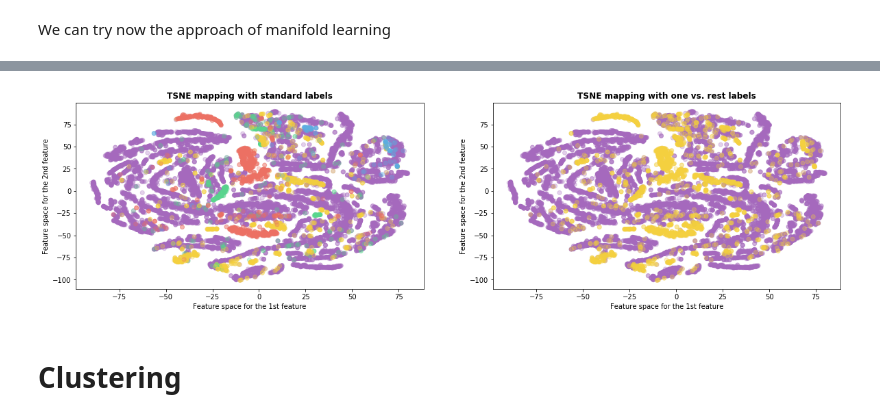
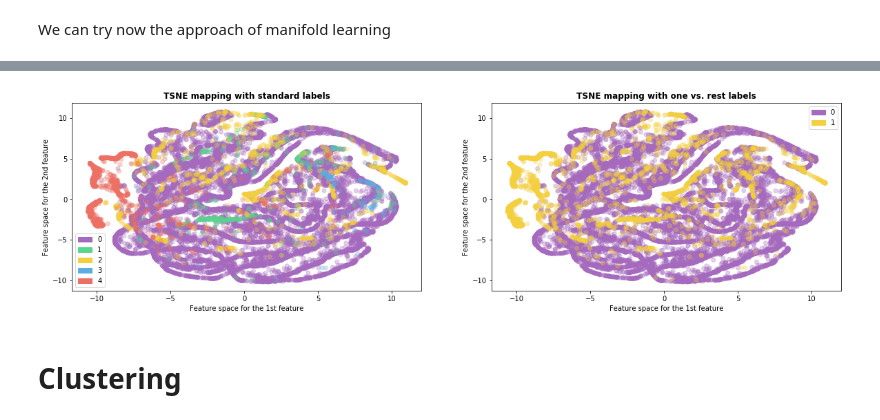
Before and after one commit to pablocarreraflorez/heartbeat-deep-learning, a Jupyter notebook: hearbeat.ipynb, the cells around one changed output, grey strips where cells are left out. Cells and saved outputs as stored; diff of their text form; code cells hidden in the pictures.

```diff
--- a/hearbeat.ipynb
+++ b/hearbeat.ipynb
@@ -127,11 +150,11 @@ so we can see that the classes are unbalanced. This can point to an analysis the
 # %%
 mitbih_train["label_ovr"] = mitbih_train.label.map({0:0, 1:1, 2:1, 3:1, 4:1})
 colors2  = ["#A569BD", "#F4D03F"]
-handles2 = [mpatches.Patch(color = colors[i], label = "{}".format(i)) for i in range(2)]
+handles2 = [mpatches.Patch(color = colors2[i], label = "{}".format(i)) for i in range(2)]
 
 sns.countplot(x = "label_ovr", data = mitbih_train, palette = colors2)
 plt.title("Distribution of classes", weight = "bold")
-plt.xlabel("Counts")
-plt.ylabel("Class")
+plt.ylabel("Counts")
+plt.xlabel("Class")
 plt.show()
 # %% [output]
@@ -201,20 +224,12 @@ seeing that efectively the decomposition is not useful.
 # %% [markdown]
 We can try now the approach of manifold learning
 # %%
-def get_proportion(data, column, prop):
-    list_dataframes = list()
-    for x in list(np.unique(data[column])):
+def stratified_sample(data, column, frac):
+    list_df = [data[data[column] == label].sample(frac=frac).reset_index(drop=True) for label in list(np.unique(data[column]))]
+    return pd.concat(list_df)
 
-        p=data[data[column]==x].shape[0]*prop
-        a = np.arange(data[data[column]==x].shape[0])
-        np.random.shuffle(a)
-
-        list_dataframes.append( data[data[column]==x].iloc[a[:int(np.round(p))],:] )
-
-    return pd.concat(list_dataframes)
-
-df = get_proportion(mitbih_train, "label", 0.25)
-df_train = df.drop(["label", "label_ovr"], axis = 1)
-df_label = df["label"]
-df_label_ovr = df["label_ovr"]
+df = stratified_sample(mitbih_train, "label", 0.2)
+df_train_m = df.drop(["label", "label_ovr"], axis = 1)
+df_label_m = df["label"]
+df_label_ovr_m = df["label_ovr"]
 # %%
@@ -244,27 +261,29 @@ plt.show()
 # %%
-tsne = TSNE(n_components = 2, init = 'random', random_state = 0)
-df_train_transformed = tsne.fit_transform(df_train)
+tsne = TSNE(n_components = 2, init = 'random', random_state = 0, n_iter = 300)
+df_train_transformed = tsne.fit_transform(df_train_m)
 
 plt.figure(figsize = (20,5))
 plt.subplot(1,2,1)
 plt.scatter(x = df_train_transformed[:,0],
             y = df_train_transformed[:,1],
-            c = df_label.map({i:colors[i] for i in range(5)}),
+            c = df_label_m.map({i:colors[i] for i in range(5)}),
             alpha = 0.3)
 plt.title("TSNE mapping with standard labels", weight = "bold")
 plt.xlabel("Feature space for the 1st feature")
 plt.ylabel("Feature space for the 2nd feature")
+plt.legend(handles=handles)
 plt.subplot(1,2,2)
 plt.scatter(x = df_train_transformed[:,0],
             y = df_train_transformed[:,1],
-            c = df_label_ovr.map({i:colors2[i] for i in range(2)}),
+            c = df_label_ovr_m.map({i:colors2[i] for i in range(2)}),
             alpha = 0.3)
 plt.title("TSNE mapping with one vs. rest labels", weight = "bold")
 plt.xlabel("Feature space for the 1st feature")
 plt.ylabel("Feature space for the 2nd feature")
+plt.legend(handles=handles2)
 plt.show()
 # %% [output]
-[figure, old version]
+[figure, new version]
 # %% [markdown]
 # Clustering
 # %% [markdown]
```
Also changed, not shown: parts of 43 cells of this notebook.
